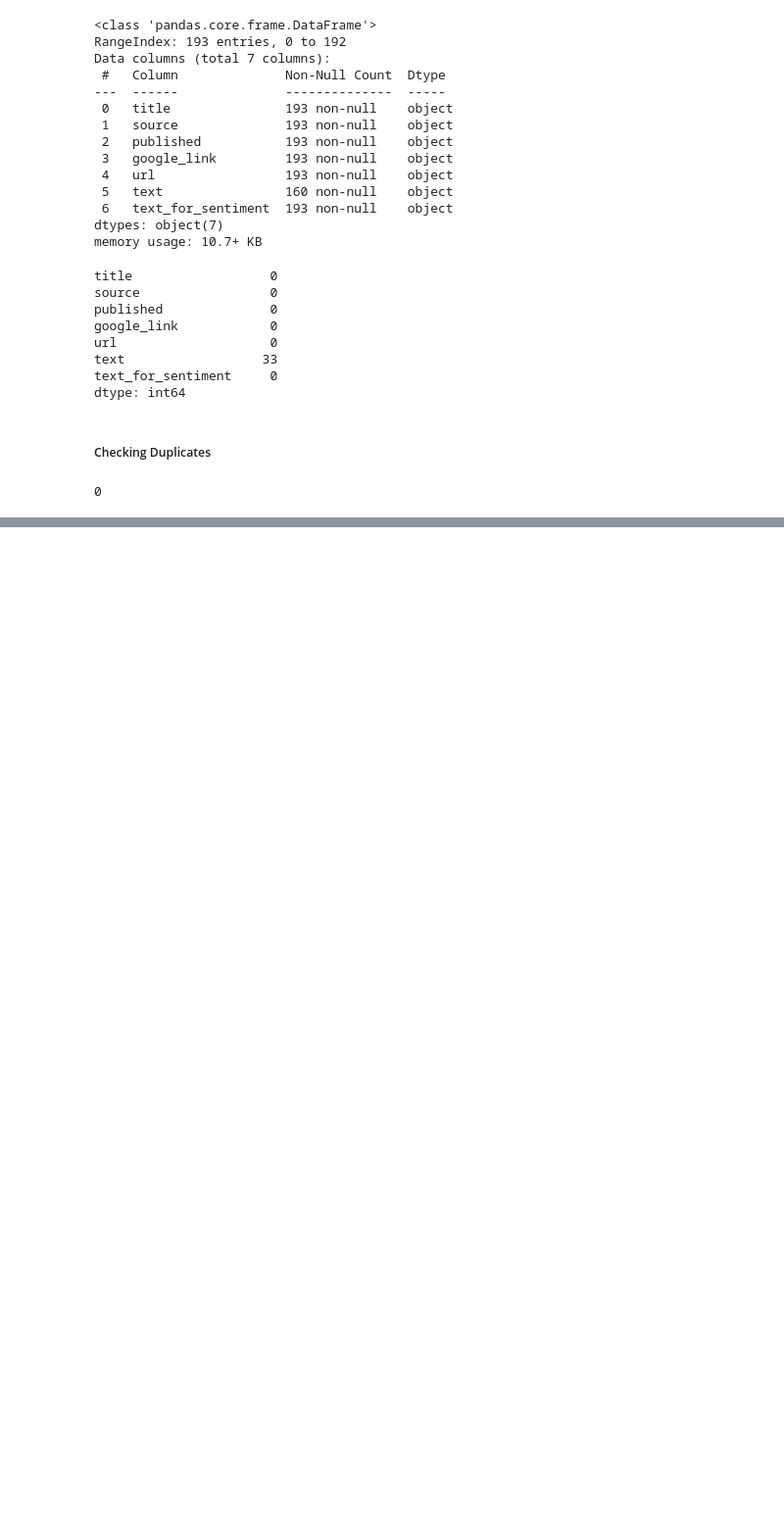
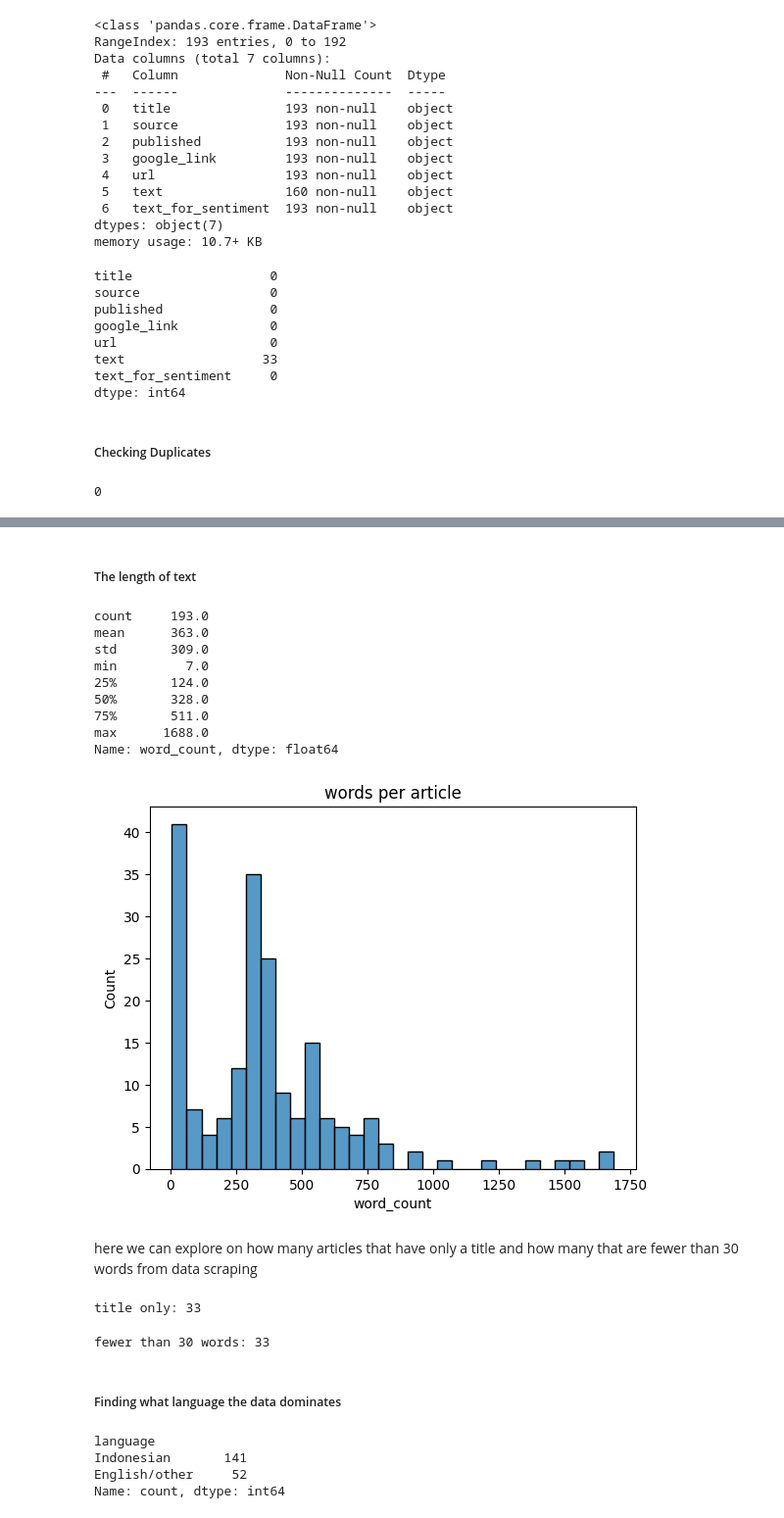
Before and after one commit to lTsumetai/PSN-Article-Sentiment-Analysis, a Jupyter notebook: Article_Sentiment_Analysis.ipynb, the cells around one changed output, grey strips where cells are left out. Shown at 98% size. Saved outputs shown, nothing was run; the diff lists cells and outputs as text; code cells hidden in the pictures; blank space fills up the shorter version.

```diff
--- a/Article_Sentiment_Analysis.ipynb
+++ b/Article_Sentiment_Analysis.ipynb
@@ -79,0 +127,45 @@ df["title"].str.lower().str.strip().duplicated().sum()
+# %% [markdown]
+##### The length of text
+# %%
+df["word_count"] = df["text_for_sentiment"].str.split().str.len()
+
+print(df["word_count"].describe().round(0))
+
+sns.histplot(data=df, x="word_count", bins=30)
+plt.title("words per article")
+plt.show()
+# %% [output]
+count     193.0
+mean      363.0
+std       309.0
+min         7.0
+25%       124.0
+50%       328.0
+75%       511.0
+max      1688.0
+Name: word_count, dtype: float64
+[figure, added]
+# %% [markdown]
+here we can explore on how many articles that have only a title and how many that are fewer than 30 words from data scraping
+# %%
+print("title only:", df["text"].isnull().sum())
+# %% [output]
+title only: 33
+# %%
+print("fewer than 30 words:", (df["word_count"] < 30).sum())
+# %% [output]
+fewer than 30 words: 33
+# %% [markdown]
+##### Finding what language the data dominates
+# %%
+first_part = df["text_for_sentiment"].str.lower().str[:500]
+df["indo_words"] = first_part.str.count(r"\b(?:yang|dan|untuk|dengan|dari|pada|ini|satelit)\b")
+
+df["language"] = np.where(df["indo_words"] >=3, "Indonesian", "English/other")
+
+df["language"].value_counts()
+# %% [output]
+language
+Indonesian       141
+English/other     52
+Name: count, dtype: int64
```
Also changed, not shown: parts of 13 cells of this notebook.
